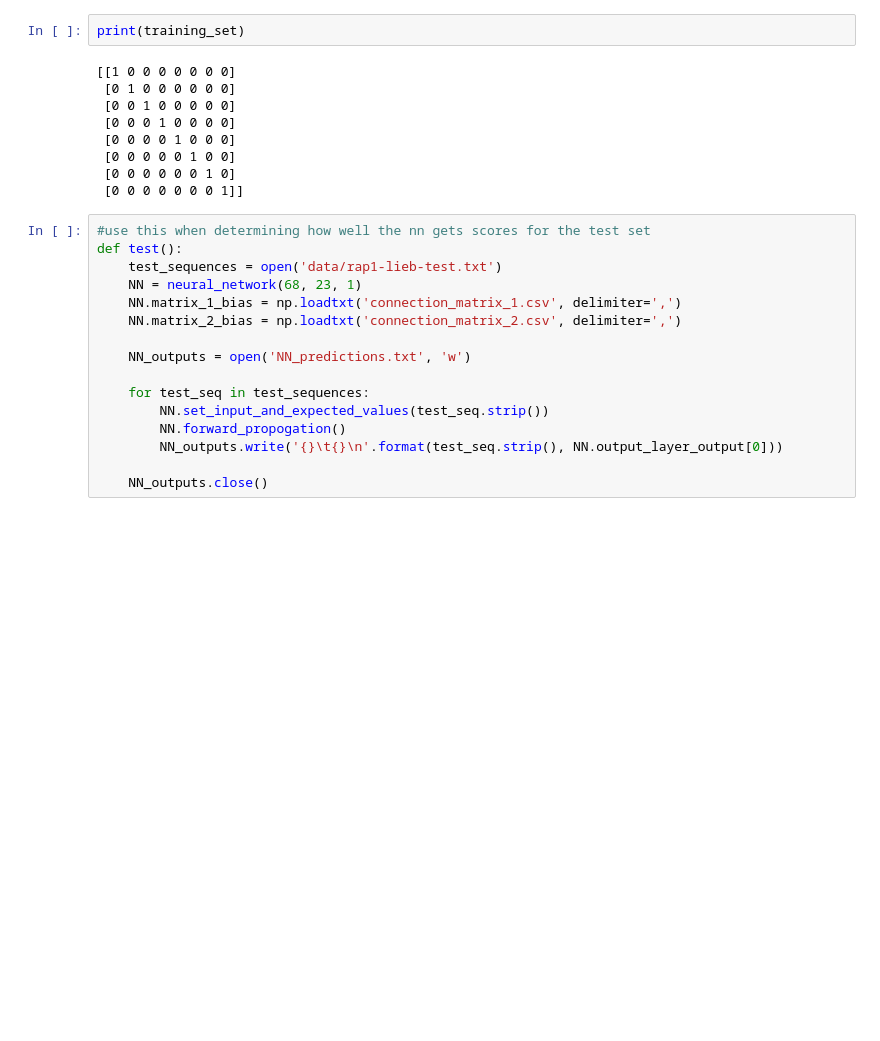
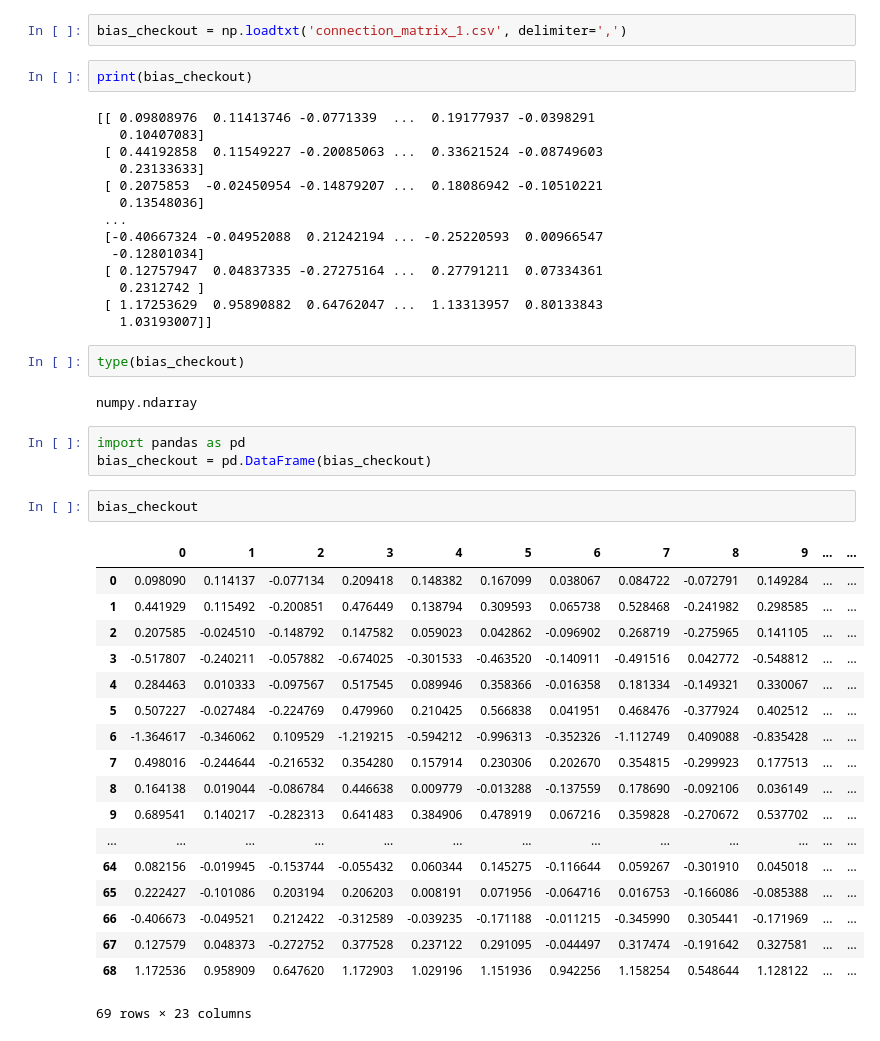
Before and after one commit to cechlauren/final, a Jupyter notebook: Helperfunctions.ipynb, the cells around one changed output. Drawn from its saved outputs; the diff is of its cells as text; blank space fills up the shorter version.

Commit message:
adding the training and biased matrix

```diff
--- a/Helperfunctions.ipynb
+++ b/Helperfunctions.ipynb
@@ -570,27 +520,46 @@ array([[1, 0, 0, 0, 0, 0, 0, 0],
+# %%
+bias_checkout = np.loadtxt('connection_matrix_1.csv', delimiter=',')
 # %%
-print(training_set)
+print(bias_checkout)
 # %% [output]
-[[1 0 0 0 0 0 0 0]
- [0 1 0 0 0 0 0 0]
- [0 0 1 0 0 0 0 0]
- [0 0 0 1 0 0 0 0]
- [0 0 0 0 1 0 0 0]
- [0 0 0 0 0 1 0 0]
- [0 0 0 0 0 0 1 0]
- [0 0 0 0 0 0 0 1]]
+[[ 0.09808976  0.11413746 -0.0771339  ...  0.19177937 -0.0398291
+   0.10407083]
+ [ 0.44192858  0.11549227 -0.20085063 ...  0.33621524 -0.08749603
+   0.23133633]
+ [ 0.2075853  -0.02450954 -0.14879207 ...  0.18086942 -0.10510221
+   0.13548036]
+ ...
+ [-0.40667324 -0.04952088  0.21242194 ... -0.25220593  0.00966547
+  -0.12801034]
+ [ 0.12757947  0.04837335 -0.27275164 ...  0.27791211  0.07334361
+   0.2312742 ]
+ [ 1.17253629  0.95890882  0.64762047 ...  1.13313957  0.80133843
+   1.03193007]]
-# %%
-#use this when determining how well the nn gets scores for the test set
-def test():
-    test_sequences = open('data/rap1-lieb-test.txt')
-    NN = neural_network(68, 23, 1)
-    NN.matrix_1_bias = np.loadtxt('connection_matrix_1.csv', delimiter=',')
-    NN.matrix_2_bias = np.loadtxt('connection_matrix_2.csv', delimiter=',')
-
-    NN_outputs = open('NN_predictions.txt', 'w')
-
-    for test_seq in test_sequences:
-        NN.set_input_and_expected_values(test_seq.strip())
-        NN.forward_propogation()
-        NN_outputs.write('{}\t{}\n'.format(test_seq.strip(), NN.output_layer_output[0]))
-
-    NN_outputs.close()
+# %%
+type(bias_checkout)
+# %% [output]
+numpy.ndarray
+# %%
+import pandas as pd
+bias_checkout = pd.DataFrame(bias_checkout)
+# %%
+bias_checkout
+# %% [output]
+|  | 0 | 1 | 2 | 3 | 4 | 5 | 6 | 7 | 8 | 9 | ... | ... |
+| 0 | 0.098090 | 0.114137 | -0.077134 | 0.209418 | 0.148382 | 0.167099 | 0.038067 | 0.084722 | -0.072791 | 0.149284 | ... | ... |
+| 1 | 0.441929 | 0.115492 | -0.200851 | 0.476449 | 0.138794 | 0.309593 | 0.065738 | 0.528468 | -0.241982 | 0.298585 | ... | ... |
+| 2 | 0.207585 | -0.024510 | -0.148792 | 0.147582 | 0.059023 | 0.042862 | -0.096902 | 0.268719 | -0.275965 | 0.141105 | ... | ... |
+| 3 | -0.517807 | -0.240211 | -0.057882 | -0.674025 | -0.301533 | -0.463520 | -0.140911 | -0.491516 | 0.042772 | -0.548812 | ... | ... |
+| 4 | 0.284463 | 0.010333 | -0.097567 | 0.517545 | 0.089946 | 0.358366 | -0.016358 | 0.181334 | -0.149321 | 0.330067 | ... | ... |
+| 5 | 0.507227 | -0.027484 | -0.224769 | 0.479960 | 0.210425 | 0.566838 | 0.041951 | 0.468476 | -0.377924 | 0.402512 | ... | ... |
+| 6 | -1.364617 | -0.346062 | 0.109529 | -1.219215 | -0.594212 | -0.996313 | -0.352326 | -1.112749 | 0.409088 | -0.835428 | ... | ... |
+| 7 | 0.498016 | -0.244644 | -0.216532 | 0.354280 | 0.157914 | 0.230306 | 0.202670 | 0.354815 | -0.299923 | 0.177513 | ... | ... |
+| 8 | 0.164138 | 0.019044 | -0.086784 | 0.446638 | 0.009779 | -0.013288 | -0.137559 | 0.178690 | -0.092106 | 0.036149 | ... | ... |
+| 9 | 0.689541 | 0.140217 | -0.282313 | 0.641483 | 0.384906 | 0.478919 | 0.067216 | 0.359828 | -0.270672 | 0.537702 | ... | ... |
+| ... | ... | ... | ... | ... | ... | ... | ... | ... | ... | ... | ... | ... |
+| 64 | 0.082156 | -0.019945 | -0.153744 | -0.055432 | 0.060344 | 0.145275 | -0.116644 | 0.059267 | -0.301910 | 0.045018 | ... | ... |
+| 65 | 0.222427 | -0.101086 | 0.203194 | 0.206203 | 0.008191 | 0.071956 | -0.064716 | 0.016753 | -0.166086 | -0.085388 | ... | ... |
+| 66 | -0.406673 | -0.049521 | 0.212422 | -0.312589 | -0.039235 | -0.171188 | -0.011215 | -0.345990 | 0.305441 | -0.171969 | ... | ... |
+| 67 | 0.127579 | 0.048373 | -0.272752 | 0.377528 | 0.237122 | 0.291095 | -0.044497 | 0.317474 | -0.191642 | 0.327581 | ... | ... |
+| 68 | 1.172536 | 0.958909 | 0.647620 | 1.172903 | 1.029196 | 1.151936 | 0.942256 | 1.158254 | 0.548644 | 1.128122 | ... | ... |
+69 rows × 23 columns
```
Also changed, not shown: parts of 11 cells of this notebook, 2 other files.
